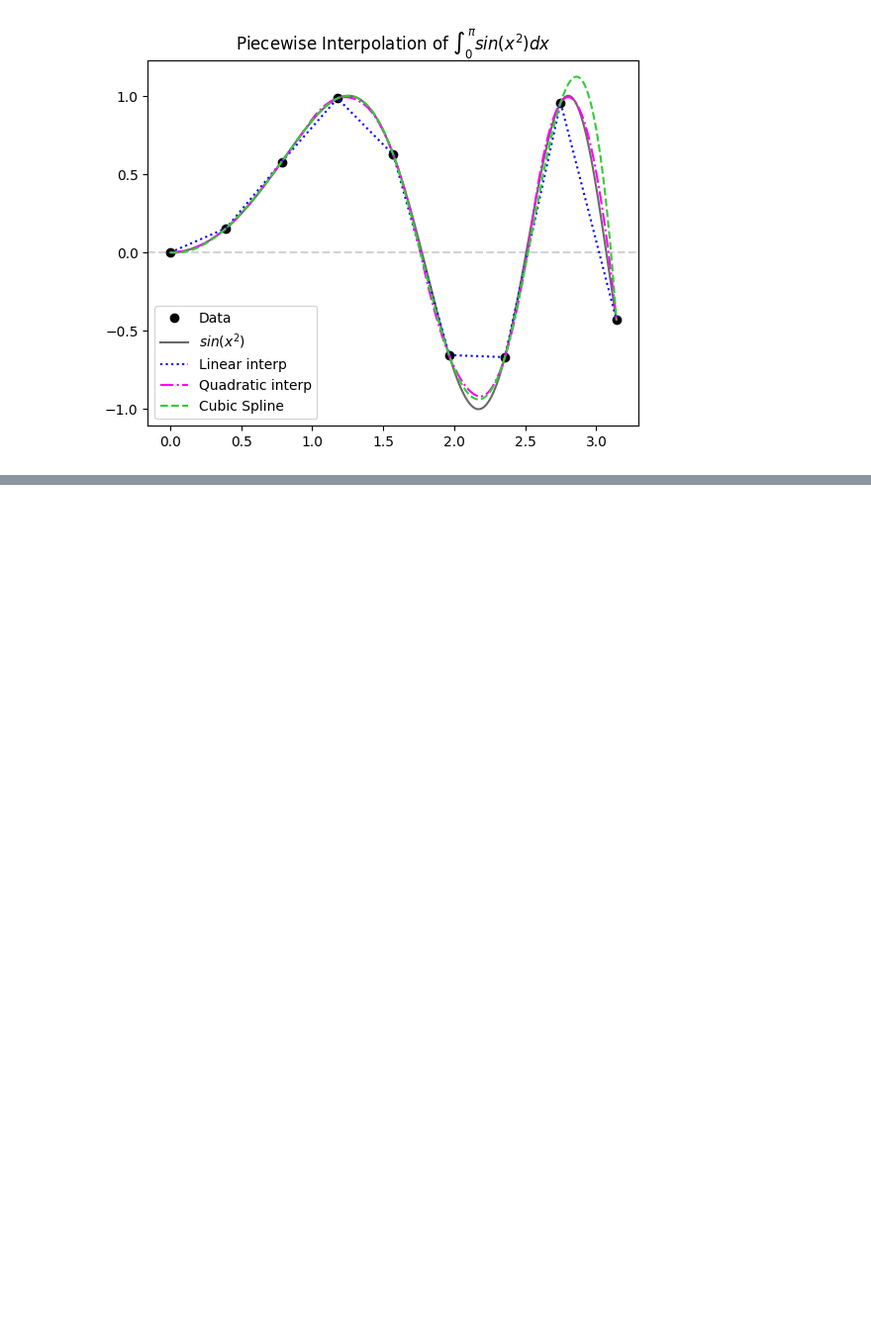
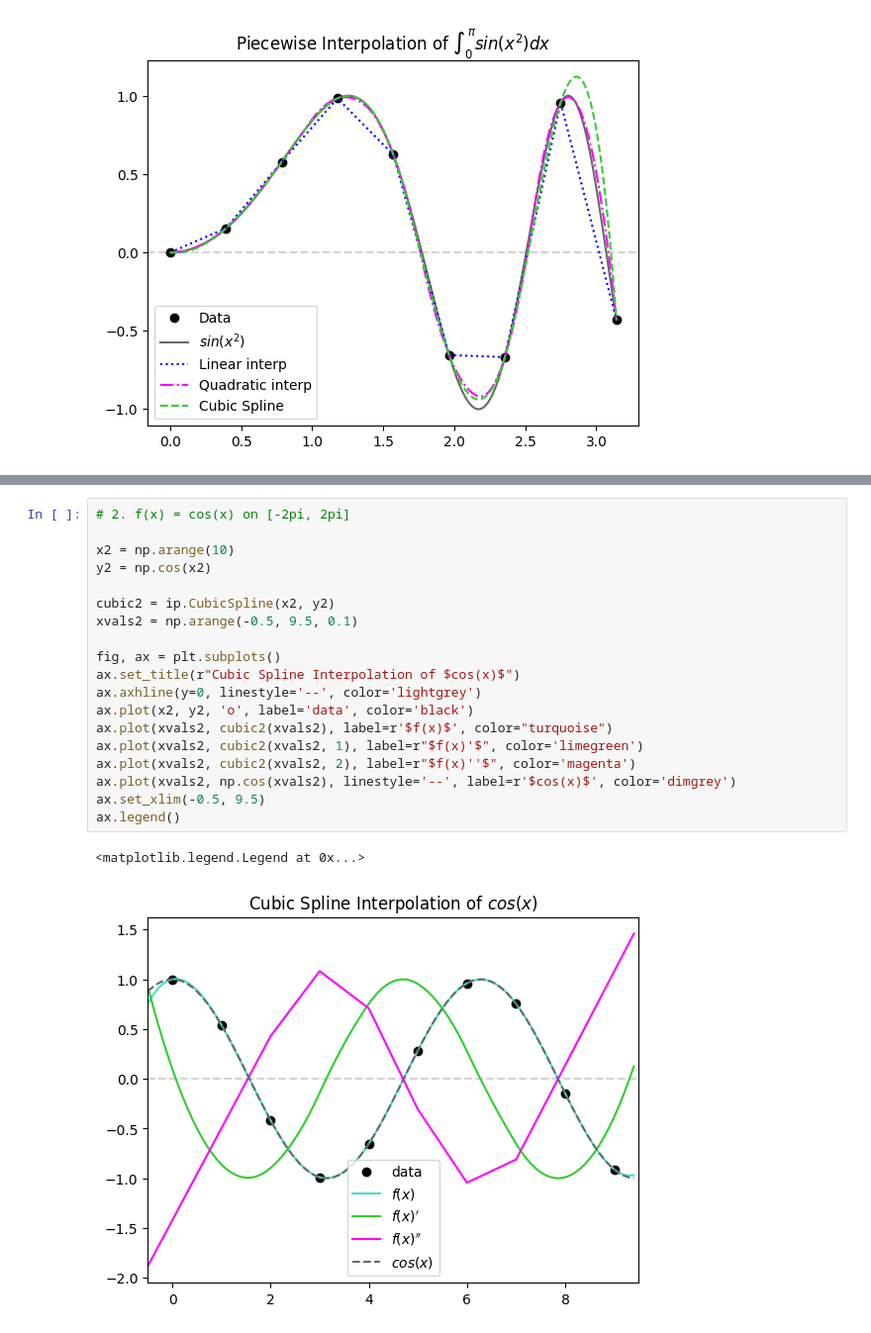
Before and after one commit to hdauphin/PHYS420Fall25, a Jupyter notebook: HW03.ipynb, the cells around one changed output, grey strips where cells are left out. Shown at 99% size. Saved outputs shown, nothing was run; the diff lists cells and outputs as text; blank space fills up the shorter version.

Commit message:
Created cubic spline plot for cos(x) and 1st, 2nd derivatives

```diff
--- a/HW03.ipynb
+++ b/HW03.ipynb
@@ -49,0 +52,22 @@ plt.show()
+# %%
+# 2. f(x) = cos(x) on [-2pi, 2pi]
+
+x2 = np.arange(10)
+y2 = np.cos(x2)
+
+cubic2 = ip.CubicSpline(x2, y2)
+xvals2 = np.arange(-0.5, 9.5, 0.1)
+
+fig, ax = plt.subplots()
+ax.set_title(r"Cubic Spline Interpolation of $cos(x)$")
+ax.axhline(y=0, linestyle='--', color='lightgrey')
+ax.plot(x2, y2, 'o', label='data', color='black')
+ax.plot(xvals2, cubic2(xvals2), label=r'$f(x)$', color="turquoise")
+ax.plot(xvals2, cubic2(xvals2, 1), label=r"$f(x)'$", color='limegreen')
+ax.plot(xvals2, cubic2(xvals2, 2), label=r"$f(x)''$", color='magenta')
+ax.plot(xvals2, np.cos(xvals2), linestyle='--', label=r'$cos(x)$', color='dimgrey')
+ax.set_xlim(-0.5, 9.5)
+ax.legend()
+# %% [output]
+<matplotlib.legend.Legend at 0x...>
+[figure, added]
```
Also changed, not shown: parts of 1 cell of this notebook, 1 other file.
